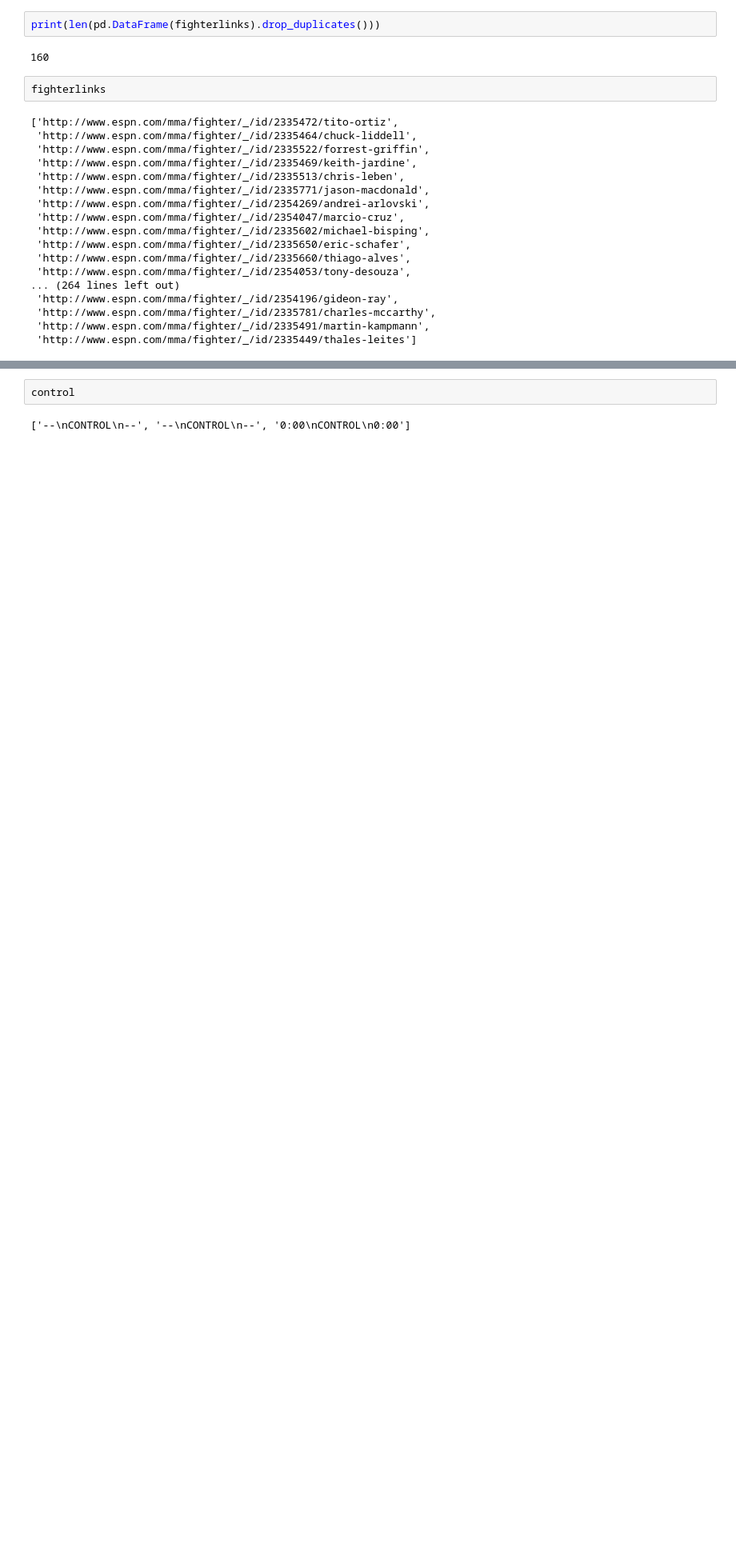
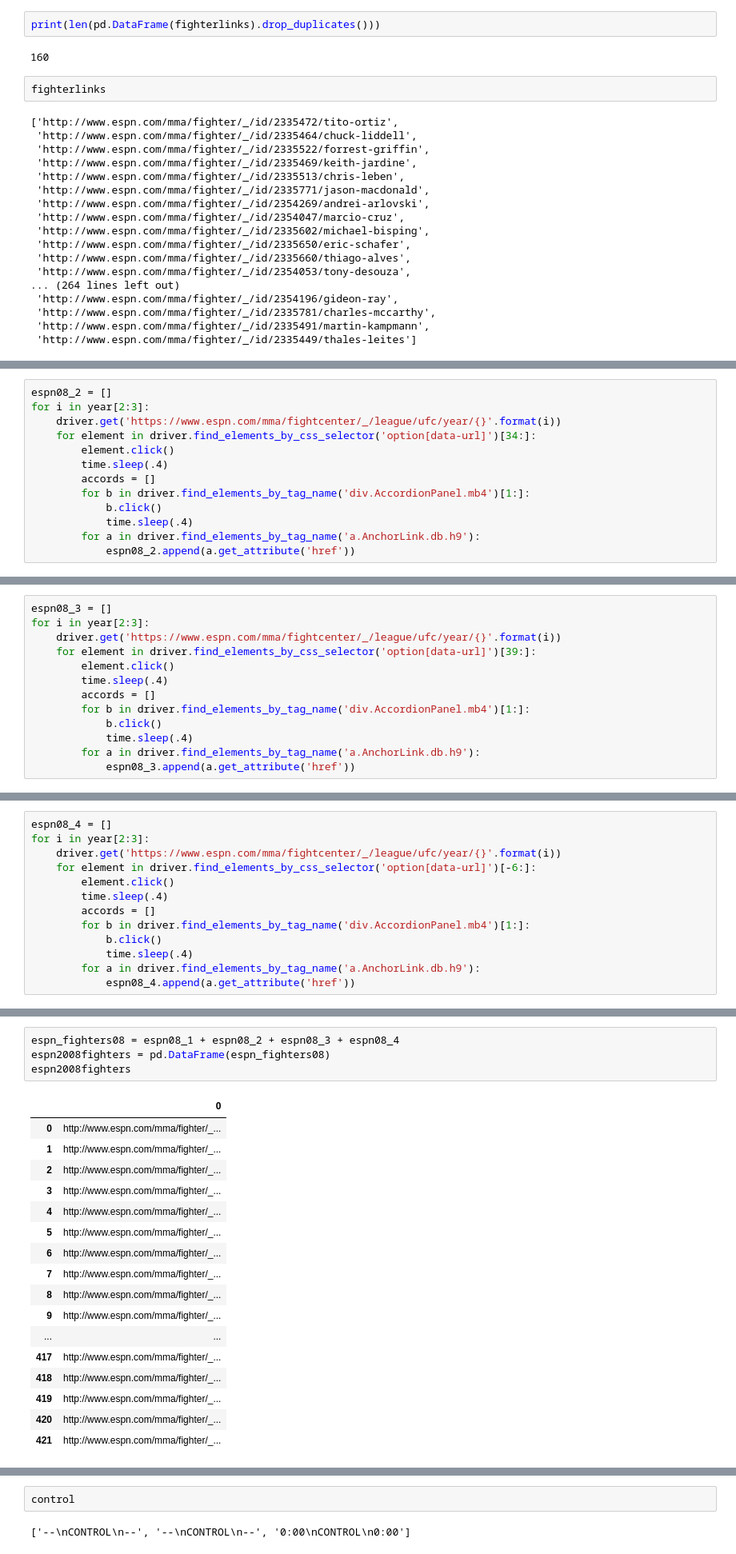
Before and after one commit to hmnathel/UFC_predict, a Jupyter notebook: espn.ipynb, the cells around one changed output, grey strips where cells are left out. Shown: that part at 80% size. Saved outputs shown, nothing was run; the diff lists cells and outputs as text; blank space fills up the shorter version.

```diff
--- a/espn.ipynb
+++ b/espn.ipynb
@@ -235,0 +526,13 @@ fighterlinks
+# %%
+espn08_2 = []
+for i in year[2:3]:
+    driver.get('https://www.espn.com/mma/fightcenter/_/league/ufc/year/{}'.format(i))
+    for element in driver.find_elements_by_css_selector('option[data-url]')[34:]:
+        element.click()
+        time.sleep(.4)
+        accords = []
+        for b in driver.find_elements_by_tag_name('div.AccordionPanel.mb4')[1:]:
+            b.click()
+            time.sleep(.4)
+        for a in driver.find_elements_by_tag_name('a.AnchorLink.db.h9'):
+            espn08_2.append(a.get_attribute('href'))
@@ -235,0 +566,13 @@ fighterlinks
+# %%
+espn08_3 = []
+for i in year[2:3]:
+    driver.get('https://www.espn.com/mma/fightcenter/_/league/ufc/year/{}'.format(i))
+    for element in driver.find_elements_by_css_selector('option[data-url]')[39:]:
+        element.click()
+        time.sleep(.4)
+        accords = []
+        for b in driver.find_elements_by_tag_name('div.AccordionPanel.mb4')[1:]:
+            b.click()
+            time.sleep(.4)
+        for a in driver.find_elements_by_tag_name('a.AnchorLink.db.h9'):
+            espn08_3.append(a.get_attribute('href'))
@@ -235,0 +606,13 @@ fighterlinks
+# %%
+espn08_4 = []
+for i in year[2:3]:
+    driver.get('https://www.espn.com/mma/fightcenter/_/league/ufc/year/{}'.format(i))
+    for element in driver.find_elements_by_css_selector('option[data-url]')[-6:]:
+        element.click()
+        time.sleep(.4)
+        accords = []
+        for b in driver.find_elements_by_tag_name('div.AccordionPanel.mb4')[1:]:
+            b.click()
+            time.sleep(.4)
+        for a in driver.find_elements_by_tag_name('a.AnchorLink.db.h9'):
+            espn08_4.append(a.get_attribute('href'))
@@ -235,0 +643,22 @@ fighterlinks
+# %%
+espn_fighters08 = espn08_1 + espn08_2 + espn08_3 + espn08_4
+espn2008fighters = pd.DataFrame(espn_fighters08)
+espn2008fighters
+# %% [output]
+|  | 0 |
+| 0 | http://www.espn.com/mma/fighter/_... |
+| 1 | http://www.espn.com/mma/fighter/_... |
+| 2 | http://www.espn.com/mma/fighter/_... |
+| 3 | http://www.espn.com/mma/fighter/_... |
+| 4 | http://www.espn.com/mma/fighter/_... |
+| 5 | http://www.espn.com/mma/fighter/_... |
+| 6 | http://www.espn.com/mma/fighter/_... |
+| 7 | http://www.espn.com/mma/fighter/_... |
+| 8 | http://www.espn.com/mma/fighter/_... |
+| 9 | http://www.espn.com/mma/fighter/_... |
+| ... | ... |
+| 417 | http://www.espn.com/mma/fighter/_... |
+| 418 | http://www.espn.com/mma/fighter/_... |
+| 419 | http://www.espn.com/mma/fighter/_... |
+| 420 | http://www.espn.com/mma/fighter/_... |
+| 421 | http://www.espn.com/mma/fighter/_... |
```
Also changed, not shown: parts of 213 cells of this notebook, 12 other files.
